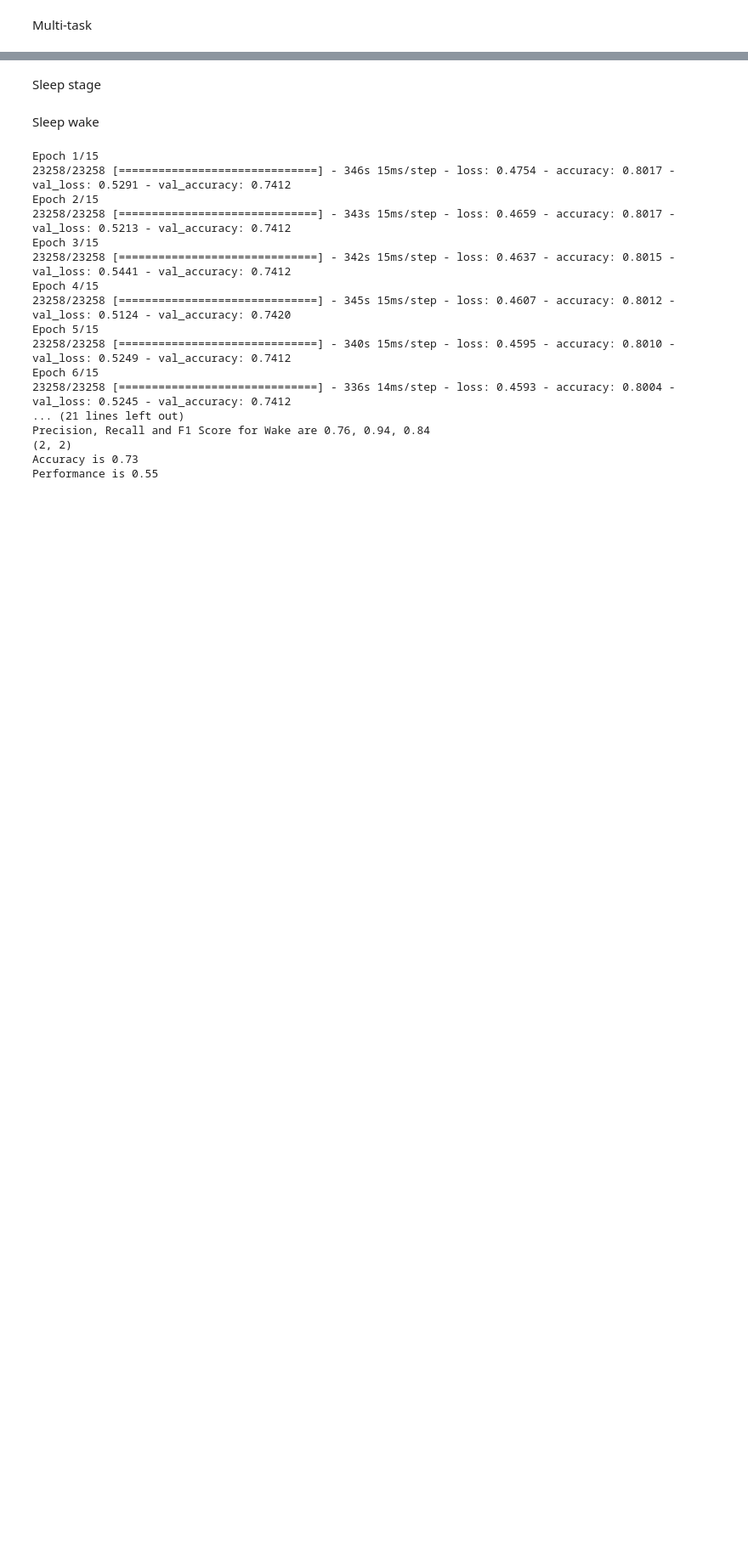
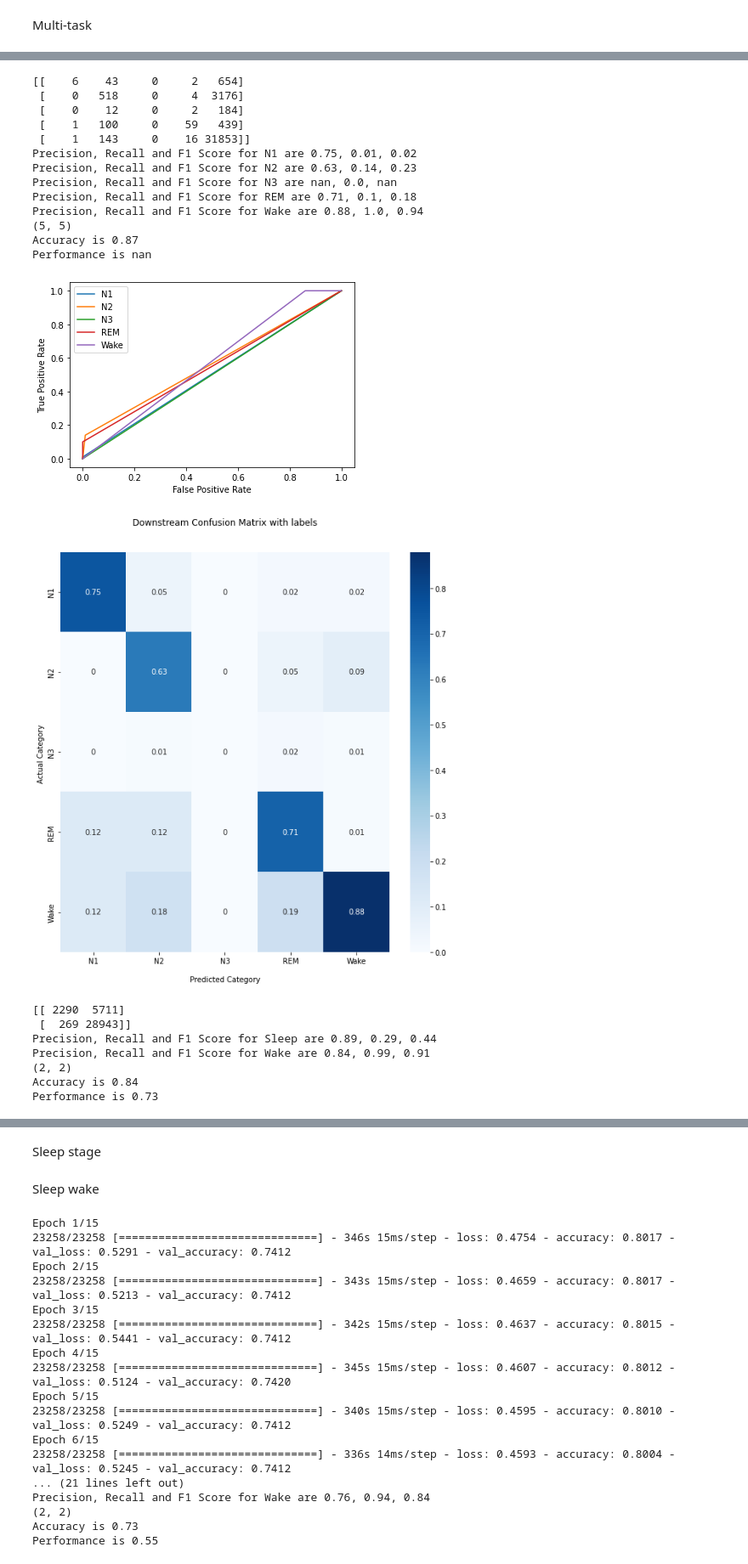
Before and after one commit to AmirKhak/Sleep-classifier, a Jupyter notebook: Multitask Learning/Multitask Learning LSTM.ipynb, the cells around one changed output, grey strips where cells are left out. Shown at 85% size. Drawn from its saved outputs; the diff is of its cells as text; code cells hidden in the pictures; blank space fills up the shorter version.

```diff
--- a/Multitask Learning/Multitask Learning LSTM.ipynb
+++ b/Multitask Learning/Multitask Learning LSTM.ipynb
@@ -223,7 +259,8 @@ from tensorflow.keras.layers import Input, Conv2D, Activation, MaxPool2D, Flatte
 
 input_ = Input(shape=(x_train.shape[1],x_train.shape[2]), name='input')
 
-bid_1 = Bidirectional(LSTM(units=units, input_shape=[x_train.shape[1],x_train.shape[2]], activation='tanh'), name='bid_1')(input_)
+bid_1_1 = Bidirectional(LSTM(units=units, input_shape=[x_train.shape[1],x_train.shape[2]], activation='tanh'), name='bid_1')(input_)
+bid_1 = Dropout(rate=0.5)(bid_1_1)
 
 sleep_stage_dense_1 = Dense(10, activation='sigmoid', name='sleep_stage_dense_1')(bid_1)
 sleep_stage_dense_2 = Dense(5, activation='softmax', name='sleep_stage_dense_2')(sleep_stage_dense_1)
@@ -254,27 +291,27 @@ model.compile(
 _ = model.fit(x_train, [y_train_stage, y_train_wake, y_train_pos, y_train_hr], validation_data=(x_test, [y_test_stage, y_test_wake, y_test_pos, y_test_hr]),
               epochs=15)
 
-y_preds = model.predict(x_test)
+y_preds = model.predict(x_test_f)
 
-test_labels = np.argmax(y_test_stage, axis=1)
+test_labels = np.argmax(y_test_stage_f, axis=1)
 y_pred = np.argmax(y_preds[:][0], axis=1)
 
 Labels = ['N1', 'N2', 'N3', 'REM', 'Wake']
 printConfusionMatrix(test_labels, y_pred, Labels, show=True)
 
-test_labels = np.argmax(y_test_wake, axis=1)
+test_labels = np.argmax(y_test_wake_f, axis=1)
 y_pred = np.argmax(y_preds[:][1], axis=1)
 
 Labels = ['Sleep', 'Wake']
 printConfusionMatrix(test_labels, y_pred, Labels, show=True)
 
-test_labels = np.argmax(y_test_pos, axis=1)
+test_labels = np.argmax(y_test_pos_f, axis=1)
 y_pred = np.argmax(y_preds[:][2], axis=1)
 
 Labels = ['Supine', 'Upright', 'Right', 'Prone', 'Left']
 printConfusionMatrix(test_labels, y_pred, Labels, show=True)
 
-test_labels = np.argmax(y_test_hr, axis=1)
+test_labels = np.argmax(y_test_hr_f, axis=1)
 y_pred = np.argmax(y_preds[:][3], axis=1)
 
 Labels = ['Slow', 'Normal', 'Fast']
@@ -337,0 +321,47 @@ Performance is nan
+# %%
+test_labels = np.argmax(y_test_stage_f, axis=1)
+y_pred = np.argmax(y_preds[:][0], axis=1)
+
+Labels = ['N1', 'N2', 'N3', 'REM', 'Wake']
+printConfusionMatrix(test_labels, y_pred, Labels, show=True)
+
+test_labels = np.argmax(y_test_wake_f, axis=1)
+y_pred = np.argmax(y_preds[:][1], axis=1)
+
+Labels = ['Sleep', 'Wake']
+printConfusionMatrix(test_labels, y_pred, Labels, show=True)
+
+test_labels = np.argmax(y_test_pos_f, axis=1)
+y_pred = np.argmax(y_preds[:][2], axis=1)
+
+Labels = ['Supine', 'Upright', 'Right', 'Prone', 'Left']
+printConfusionMatrix(test_labels, y_pred, Labels, show=True)
+
+test_labels = np.argmax(y_test_hr_f, axis=1)
+y_pred = np.argmax(y_preds[:][3], axis=1)
+
+Labels = ['Slow', 'Normal', 'Fast']
+printConfusionMatrix(test_labels, y_pred, Labels, show=True)
+# %% [output]
+[[    6    43     0     2   654]
+ [    0   518     0     4  3176]
+ [    0    12     0     2   184]
+ [    1   100     0    59   439]
+ [    1   143     0    16 31853]]
+Precision, Recall and F1 Score for N1 are 0.75, 0.01, 0.02
+Precision, Recall and F1 Score for N2 are 0.63, 0.14, 0.23
+Precision, Recall and F1 Score for N3 are nan, 0.0, nan
+Precision, Recall and F1 Score for REM are 0.71, 0.1, 0.18
+Precision, Recall and F1 Score for Wake are 0.88, 1.0, 0.94
+(5, 5)
+Accuracy is 0.87
+Performance is nan
+[figure, added]
+[figure, added]
+[[ 2290  5711]
+ [  269 28943]]
+Precision, Recall and F1 Score for Sleep are 0.89, 0.29, 0.44
+Precision, Recall and F1 Score for Wake are 0.84, 0.99, 0.91
+(2, 2)
+Accuracy is 0.84
+Performance is 0.73
```
Also changed, not shown: parts of 7 cells of this notebook, 3 other files.
